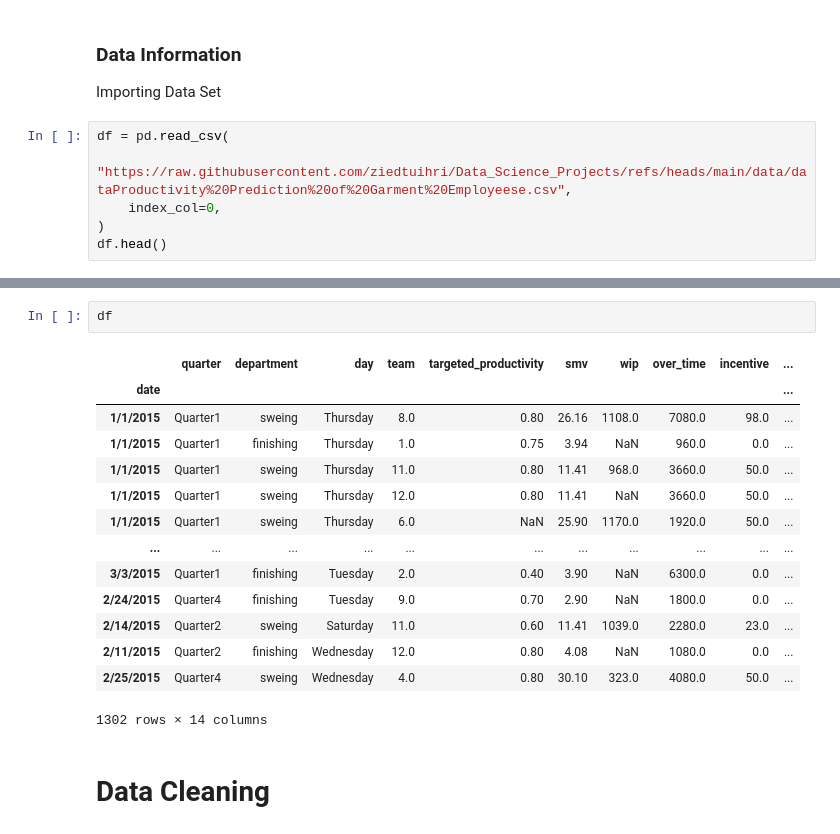
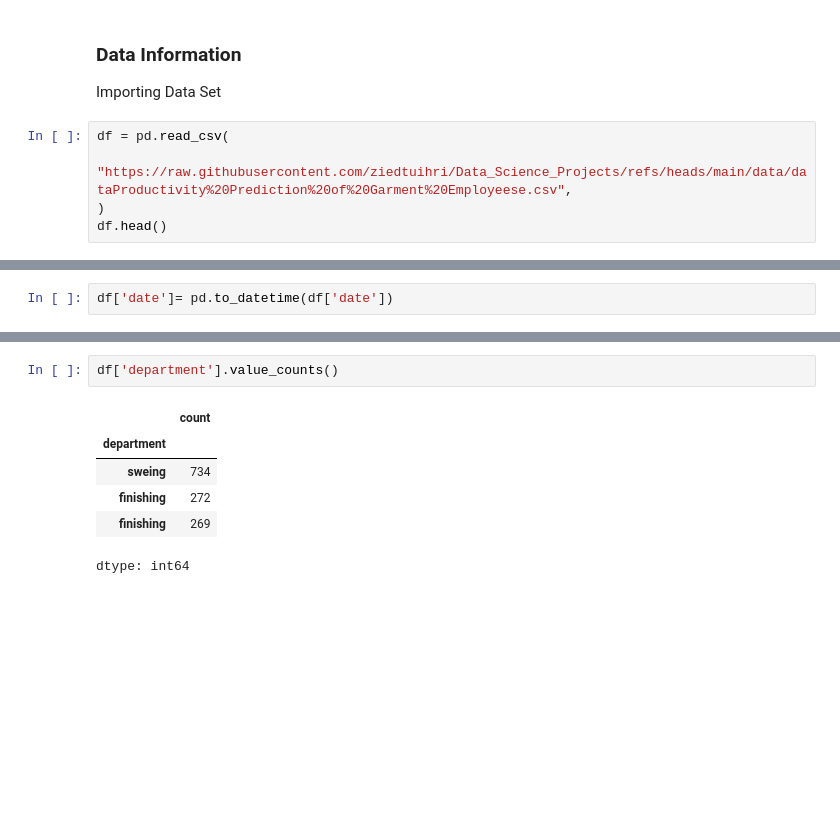
Before and after one commit to ziedtuihri/Data_Science_Projects, a Jupyter notebook: garment_productivit.ipynb, the cells around one changed output, grey strips where cells are left out. Cells and saved outputs as stored; diff of their text form; blank space fills up the shorter version.

```diff
--- a/garment_productivit.ipynb
+++ b/garment_productivit.ipynb
@@ -49,7 +49,6 @@ Importing Data Set
 # %%
 df = pd.read_csv(
     "https://raw.githubusercontent.com/ziedtuihri/Data_Science_Projects/refs/heads/main/data/dataProductivity%20Prediction%20of%20Garment%20Employeese.csv",
-    index_col=0,
 )
 df.head()
 # %% [output]
@@ -98,0 +97,2 @@ memory usage: 152.6+ KB
+# %%
+df['date']= pd.to_datetime(df['date'])
@@ -112,19 +230,9 @@ df.describe()
 # %%
-df
+df['department'].value_counts()
 # %% [output]
-|  | quarter | department | day | team | targeted_productivity | smv | wip | over_time | incentive | ... |
-| date |  |  |  |  |  |  |  |  |  | ... |
-| 1/1/2015 | Quarter1 | sweing | Thursday | 8.0 | 0.80 | 26.16 | 1108.0 | 7080.0 | 98.0 | ... |
-| 1/1/2015 | Quarter1 | finishing | Thursday | 1.0 | 0.75 | 3.94 | NaN | 960.0 | 0.0 | ... |
-| 1/1/2015 | Quarter1 | sweing | Thursday | 11.0 | 0.80 | 11.41 | 968.0 | 3660.0 | 50.0 | ... |
-| 1/1/2015 | Quarter1 | sweing | Thursday | 12.0 | 0.80 | 11.41 | NaN | 3660.0 | 50.0 | ... |
-| 1/1/2015 | Quarter1 | sweing | Thursday | 6.0 | NaN | 25.90 | 1170.0 | 1920.0 | 50.0 | ... |
-| ... | ... | ... | ... | ... | ... | ... | ... | ... | ... | ... |
-| 3/3/2015 | Quarter1 | finishing | Tuesday | 2.0 | 0.40 | 3.90 | NaN | 6300.0 | 0.0 | ... |
-| 2/24/2015 | Quarter4 | finishing | Tuesday | 9.0 | 0.70 | 2.90 | NaN | 1800.0 | 0.0 | ... |
-| 2/14/2015 | Quarter2 | sweing | Saturday | 11.0 | 0.60 | 11.41 | 1039.0 | 2280.0 | 23.0 | ... |
-| 2/11/2015 | Quarter2 | finishing | Wednesday | 12.0 | 0.80 | 4.08 | NaN | 1080.0 | 0.0 | ... |
-| 2/25/2015 | Quarter4 | sweing | Wednesday | 4.0 | 0.80 | 30.10 | 323.0 | 4080.0 | 50.0 | ... |
+|  | count |
+| department |  |
+| sweing | 734 |
+| finishing | 272 |
+| finishing | 269 |
-1302 rows × 14 columns
+dtype: int64
-# %% [markdown]
-# Data Cleaning
```
Also changed, not shown: parts of 40 cells of this notebook.
